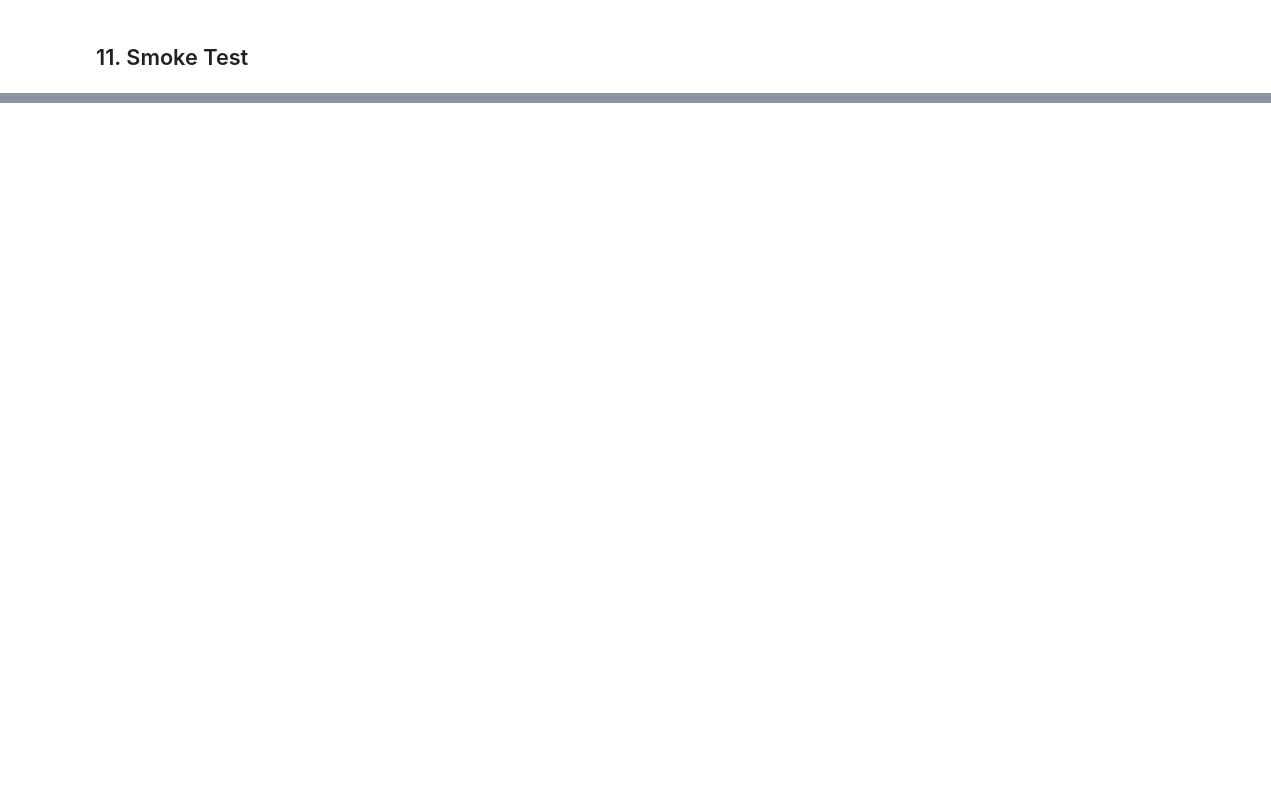
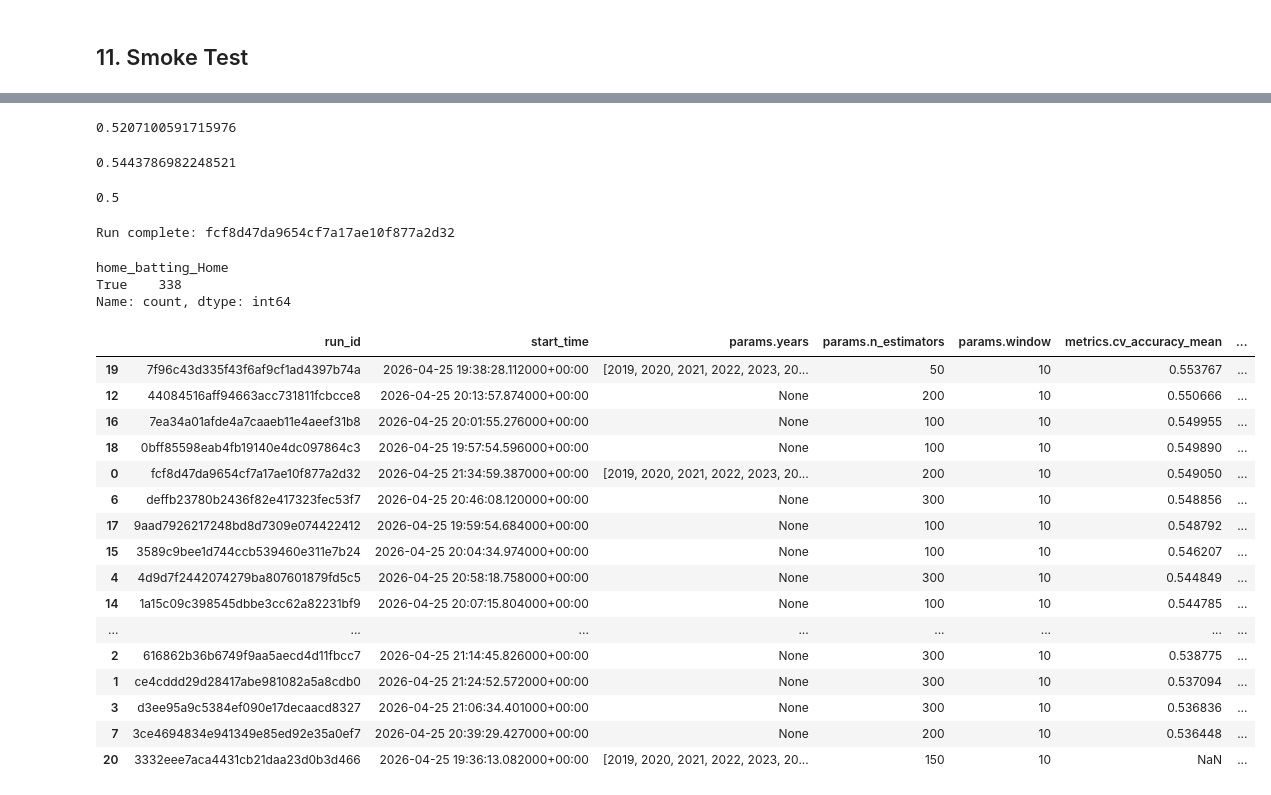
Before and after one commit to nchapman95/pitch_predictor, a Jupyter notebook: backend/model/model_development_v1.ipynb, the cells around one changed output, grey strips where cells are left out. Saved outputs shown, nothing was run; the diff lists cells and outputs as text; code cells hidden in the pictures; blank space fills up the shorter version.

```diff
--- a/backend/model/model_development_v1.ipynb
+++ b/backend/model/model_development_v1.ipynb
@@ -47,3 +47,11 @@ print(f"Artifacts: {ARTIFACTS_DIR}")
 # %% [output]
 Model dir: /Users/nickchapman/pitch_predictor/backend/model
 Artifacts: /Users/nickchapman/pitch_predictor/backend/model/artifacts
+# %%
+import mlflow
+import mlflow.sklearn
+
+MLFLOW_TRACKING_URI = os.path.join(MODEL_DIR, "mlruns")
+mlflow.set_tracking_uri(MLFLOW_TRACKING_URI)
+mlflow.set_experiment("mlb-game-predictor-v1")
+print(f"MLflow tracking URI: {MLFLOW_TRACKING_URI}")
@@ -650,0 +832,55 @@ else:
+# %%
+accuracy_score(holdout_y, home_probs>=.5)
+# %% [output]
+0.5207100591715976
+# %%
+accuracy_score(holdout_y, [1 for x in holdout_y])
+# %% [output]
+0.5443786982248521
+# %%
+roc_auc_score(holdout_y, [1 for x in holdout_y])
+# %% [output]
+0.5
+# %%
+mlflow.log_metrics({
+    "holdout_roc_auc":          float(roc_auc_score(holdout_y, home_probs)),
+    "holdout_accuracy":         float(accuracy_score(holdout_y, home_probs >= 0.5)),
+    "holdout_baseline_accuracy": float(accuracy_score(holdout_y, [1 for _ in holdout_y])),
+    "n_holdout_games":           int(len(holdout_y)),
+})
+mlflow.end_run()
+print(f"Run complete: {_run.info.run_id}")
+# %% [output]
+Run complete: fcf8d47da9654cf7a17ae10f877a2d32
+# %%
+full_dataset[full_dataset['Date']>='2026-01-01']['home_batting_Home'].value_counts()
+# %% [output]
+home_batting_Home
+True    338
+Name: count, dtype: int64
+# %%
+# Compare all runs
+runs = mlflow.search_runs(experiment_names=["mlb-game-predictor-v1"])
+runs[["run_id", "start_time", "params.years", "params.n_estimators", "params.window",
+      "metrics.cv_accuracy_mean", "metrics.cv_accuracy_std",
+      "metrics.train_accuracy", "metrics.holdout_roc_auc",
+      "metrics.holdout_accuracy"]]\
+    .sort_values("metrics.cv_accuracy_mean", ascending=False)
+# %% [output]
+|  | run_id | start_time | params.years | params.n_estimators | params.window | metrics.cv_accuracy_mean | ... |
+| 19 | 7f96c43d335f43f6af9cf1ad4397b74a | 2026-04-25 19:38:28.112000+00:00 | [2019, 2020, 2021, 2022, 2023, 20... | 50 | 10 | 0.553767 | ... |
+| 12 | 44084516aff94663acc731811fcbcce8 | 2026-04-25 20:13:57.874000+00:00 | None | 200 | 10 | 0.550666 | ... |
+| 16 | 7ea34a01afde4a7caaeb11e4aeef31b8 | 2026-04-25 20:01:55.276000+00:00 | None | 100 | 10 | 0.549955 | ... |
+| 18 | 0bff85598eab4fb19140e4dc097864c3 | 2026-04-25 19:57:54.596000+00:00 | None | 100 | 10 | 0.549890 | ... |
+| 0 | fcf8d47da9654cf7a17ae10f877a2d32 | 2026-04-25 21:34:59.387000+00:00 | [2019, 2020, 2021, 2022, 2023, 20... | 200 | 10 | 0.549050 | ... |
+| 6 | deffb23780b2436f82e417323fec53f7 | 2026-04-25 20:46:08.120000+00:00 | None | 300 | 10 | 0.548856 | ... |
+| 17 | 9aad7926217248bd8d7309e074422412 | 2026-04-25 19:59:54.684000+00:00 | None | 100 | 10 | 0.548792 | ... |
+| 15 | 3589c9bee1d744ccb539460e311e7b24 | 2026-04-25 20:04:34.974000+00:00 | None | 100 | 10 | 0.546207 | ... |
+| 4 | 4d9d7f2442074279ba807601879fd5c5 | 2026-04-25 20:58:18.758000+00:00 | None | 300 | 10 | 0.544849 | ... |
+| 14 | 1a15c09c398545dbbe3cc62a82231bf9 | 2026-04-25 20:07:15.804000+00:00 | None | 100 | 10 | 0.544785 | ... |
+| ... | ... | ... | ... | ... | ... | ... | ... |
+| 2 | 616862b36b6749f9aa5aecd4d11fbcc7 | 2026-04-25 21:14:45.826000+00:00 | None | 300 | 10 | 0.538775 | ... |
+| 1 | ce4cddd29d28417abe981082a5a8cdb0 | 2026-04-25 21:24:52.572000+00:00 | None | 300 | 10 | 0.537094 | ... |
+| 3 | d3ee95a9c5384ef090e17decaacd8327 | 2026-04-25 21:06:34.401000+00:00 | None | 300 | 10 | 0.536836 | ... |
+| 7 | 3ce4694834e941349e85ed92e35a0ef7 | 2026-04-25 20:39:29.427000+00:00 | None | 200 | 10 | 0.536448 | ... |
+| 20 | 3332eee7aca4431cb21daa23d0b3d466 | 2026-04-25 19:36:13.082000+00:00 | [2019, 2020, 2021, 2022, 2023, 20... | 150 | 10 | NaN | ... |
```
Also changed, not shown: parts of 32 cells of this notebook, 10 other files.
